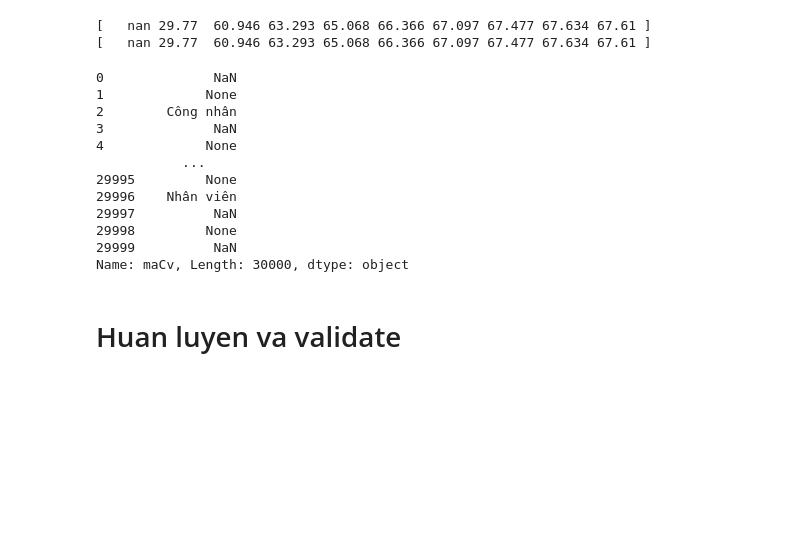
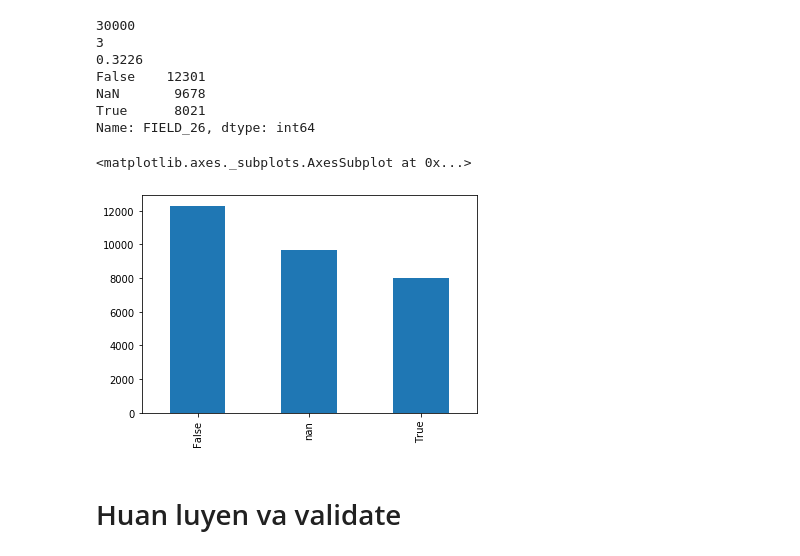
Before and after one commit to VinhLoiIT/KalapaChallenge, a Jupyter notebook: challenge.ipynb, the cells around one changed output. Drawn from its saved outputs; the diff is of its cells as text; code cells hidden in the pictures; blank space fills up the shorter version.

```diff
--- a/challenge.ipynb
+++ b/challenge.ipynb
@@ -192,29 +82,3 @@ def clean_value_field_45(x: str):
 def clean_field_45(df):
     df[df.columns[0]] = df[df.columns[0]].apply(clean_value_field_45)
     return df
-# %%
-field = 'FIELD_50'
-print(train_df[field].unique())
-# (train_df[field].fillna('aa').hist())
-# (train_df[field].hist())
-(train_df[field].fillna(2).astype(np.uint8).hist())
-print(all_df[field].unique())
-# (all_df[field].hist())
-# %% [output]
-[   nan 29.77  60.946 63.293 65.068 66.366 67.097 67.477 67.634 67.61 ]
-[   nan 29.77  60.946 63.293 65.068 66.366 67.097 67.477 67.634 67.61 ]
-# %%
-train_df.maCv
-# %% [output]
-0              NaN
-1             None
-2        Công nhân
-3              NaN
-4             None
-           ...
-29995         None
-29996    Nhân viên
-29997          NaN
-29998         None
-29999          NaN
-Name: maCv, Length: 30000, dtype: object
@@ -221,3 +90,26 @@ Name: maCv, Length: 30000, dtype: object
+# %%
+# [26,34,46,47]
+field = 'FIELD_26'
+# print(train_df[field].unique())
+print(len(train_df[field]))
+print(len(train_df[field].unique()))
+print(train_df[field].isna().sum() / len(train_df[field].isna()))
+# (train_df[field].fillna('aa').hist())
+# (train_df[field].hist())
+# (train_df[field].fillna(0).astype(np.uint8).hist())
+# (train_df[field].fillna(-1).astype(np.int64).value_counts().plot(kind='bar'))
+print(train_df[field].value_counts(dropna=False))
+(train_df[field].value_counts(dropna=False).plot(kind='bar'))
+# %% [output]
+30000
+3
+0.3226
+False    12301
+NaN       9678
+True      8021
+Name: FIELD_26, dtype: int64
+<matplotlib.axes._subplots.AxesSubplot at 0x...>
+[figure, added]
 # %%
 class TopCountrySelector(BaseEstimator, TransformerMixin):
     def __init__(self, num_top=4):
```
Also changed, not shown: parts of 33 cells of this notebook, 2 other files.
